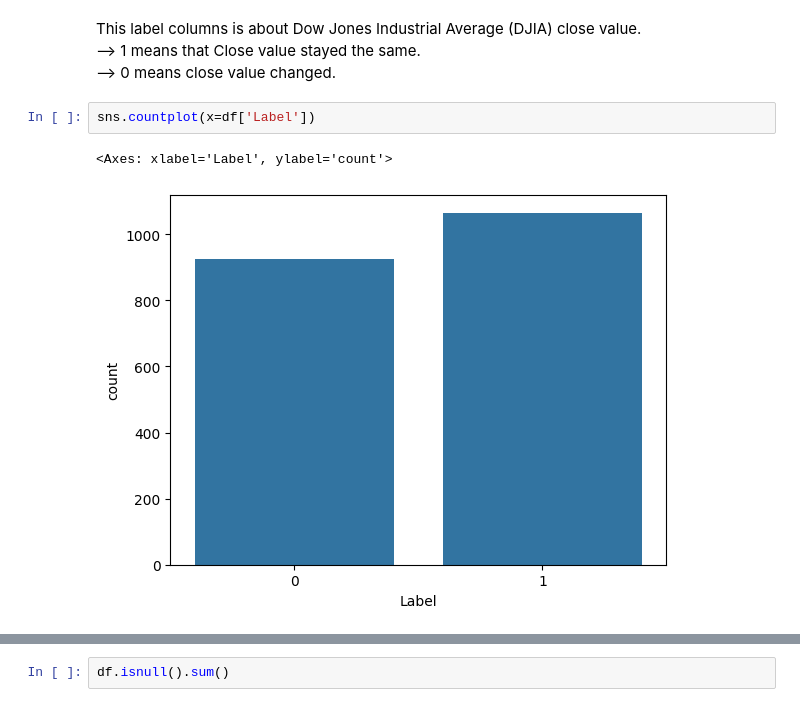
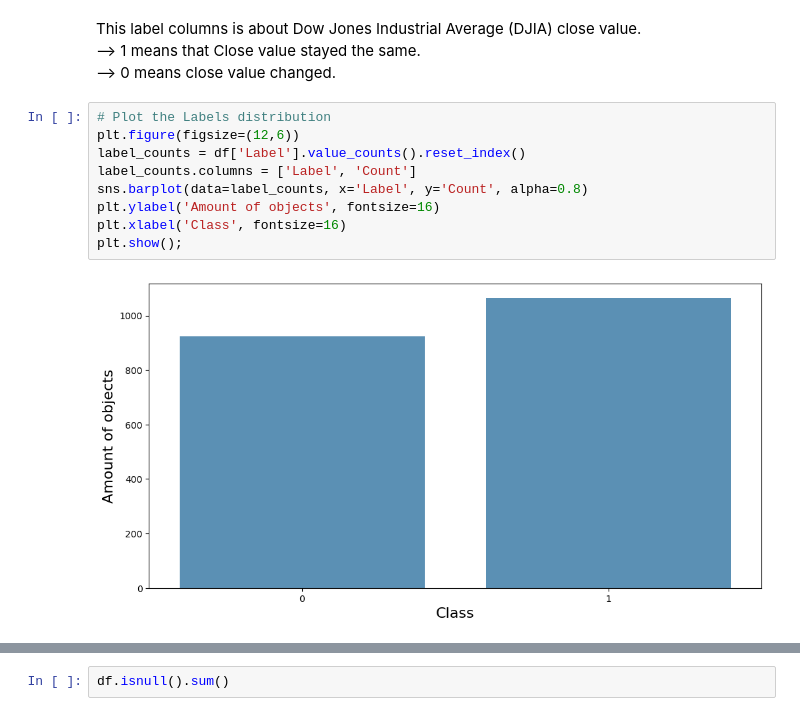
Before and after one commit to CharalamposZisis/Daily-News-for-Stock-Market-Prediction, a Jupyter notebook: main.ipynb, the cells around one changed output, grey strips where cells are left out. Cells and saved outputs as stored; diff of their text form.

```diff
--- a/main.ipynb
+++ b/main.ipynb
@@ -20,7 +21,13 @@ df.head()
 # %% [markdown]
 This label columns is about Dow Jones Industrial Average (DJIA) close value. <br>--> 1 means that Close value stayed the same. <br>--> 0 means close value changed.
 # %%
-sns.countplot(x=df['Label'])
+# Plot the Labels distribution
+plt.figure(figsize=(12,6))
+label_counts = df['Label'].value_counts().reset_index()
+label_counts.columns = ['Label', 'Count']
+sns.barplot(data=label_counts, x='Label', y='Count', alpha=0.8)
+plt.ylabel('Amount of objects', fontsize=16)
+plt.xlabel('Class', fontsize=16)
+plt.show();
 # %% [output]
-<Axes: xlabel='Label', ylabel='count'>
-[figure, old version]
+[figure, new version]
```
Also changed, not shown: parts of 11 cells of this notebook.
